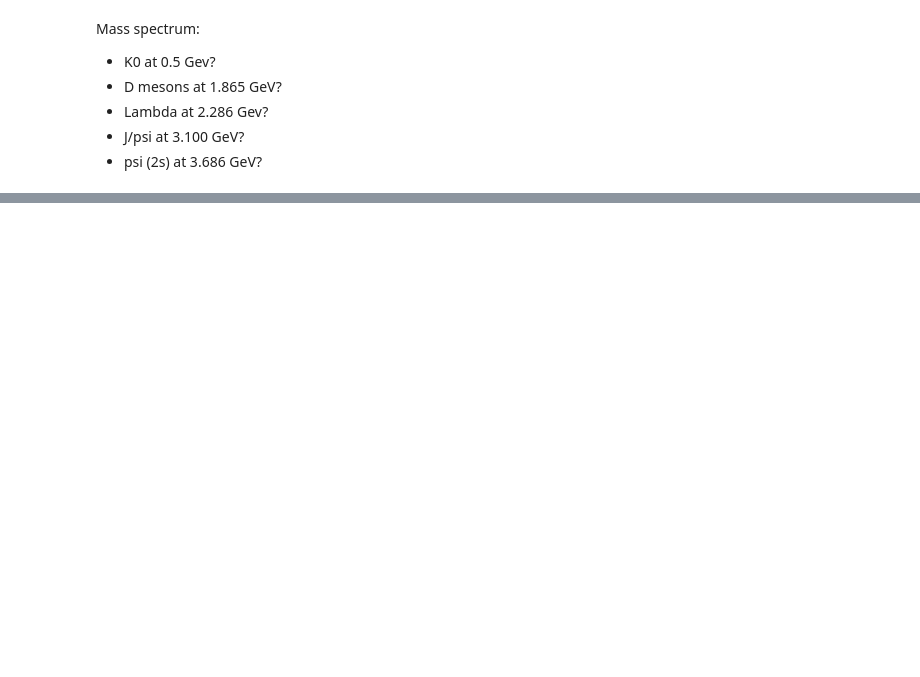
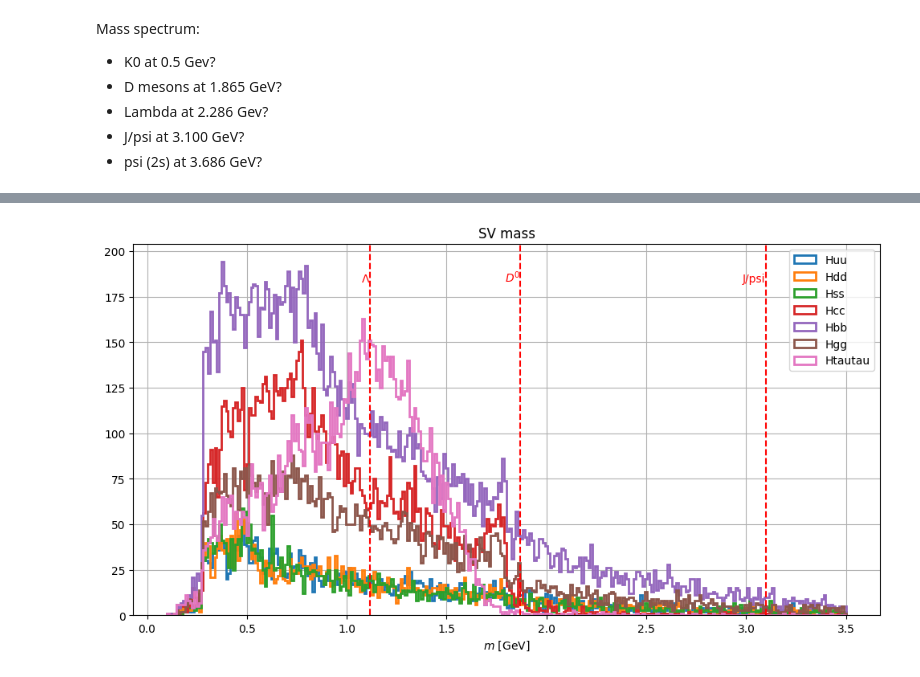
Before and after one commit to saracreates/TaggingResults, a Jupyter notebook: Hbb-vertices.ipynb, the cells around one changed output, grey strips where cells are left out. Saved outputs shown, nothing was run; the diff lists cells and outputs as text; code cells hidden in the pictures; blank space fills up the shorter version.

```diff
--- a/Hbb-vertices.ipynb
+++ b/Hbb-vertices.ipynb
@@ -124,0 +136,21 @@ Mass peak could be K0 with 497 MeV/c $^2$
+# %%
+# make SV mass histogram again but bigger
+
+fig, ax = plt.subplots(1, 1, figsize=(12, 6))
+for h in dic.keys():
+    ax.hist(dic_SV[h]["M"], bins=300, histtype='step', linewidth=2.0, range=[0.1, 3.5], label=f"H{h}")
+ax.set_title("SV mass")
+ax.grid()
+ax.set_xlabel("$m$ [GeV]")
+plt.legend()
+# Adding red lines with labels
+labels = [r'$\Lambda$', r'$D^0$', 'J/psi']
+for mass, label in zip(exp_SV_masses_imp, labels):
+    ax.axvline(mass, color="red", linestyle="--")
+    ax.text(mass, ax.get_ylim()[1] * 0.9, label, color="red", ha='right')
+
+if save_status:
+    plt.savefig("./hist-vertices/SV_mass.pdf")
+plt.show()
+# %% [output]
+[figure, added]
```
Also changed, not shown: parts of 23 cells of this notebook, 5 other files.
